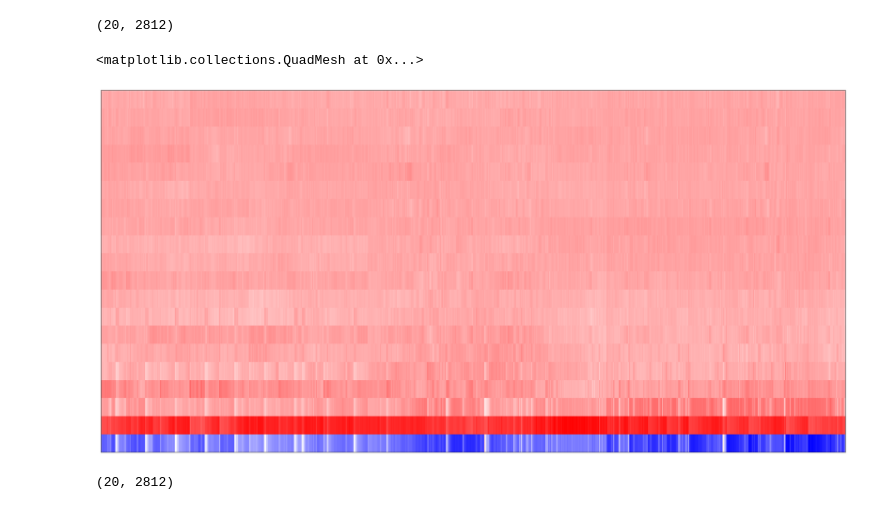
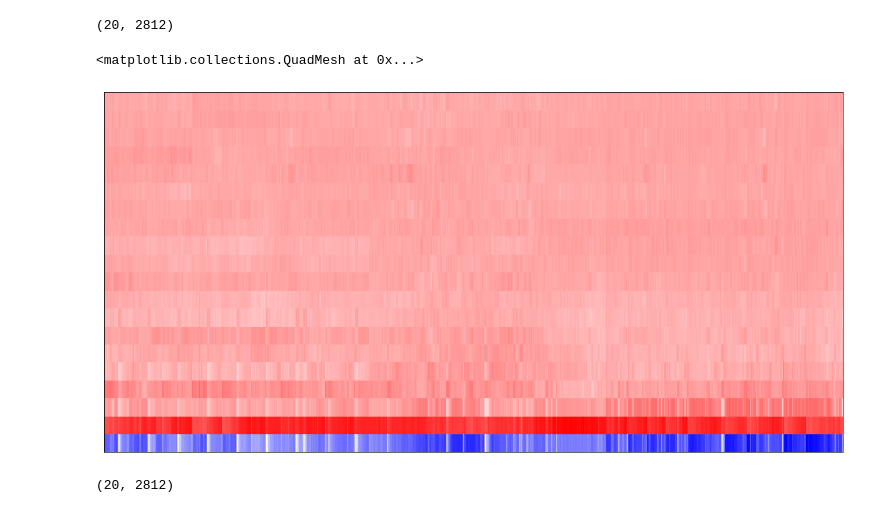
Before and after one commit to Lucas-Courant/predicting_audio_genre, a Jupyter notebook: Code/preliminary_eda.ipynb, the cells around one changed output. Saved outputs shown, nothing was run; the diff lists cells and outputs as text; code cells hidden in the pictures.

```diff
--- a/Code/preliminary_eda.ipynb
+++ b/Code/preliminary_eda.ipynb
@@ -315,11 +377,11 @@ mfcc.shape
 # %% [output]
 (20, 2812)
 # %%
-fig = plt.figure(figsize = (30, 15))
+fig = plt.figure(figsize = (18, 9))
 librosa.display.specshow(mfcc, cmap='bwr')
 # %% [output]
 <matplotlib.collections.QuadMesh at 0x...>
-[figure, old version]
+[figure, new version]
 # %%
 mfcc_delta = librosa.feature.delta(mfcc)
 # %%
```
Also changed, not shown: parts of 27 cells of this notebook.
